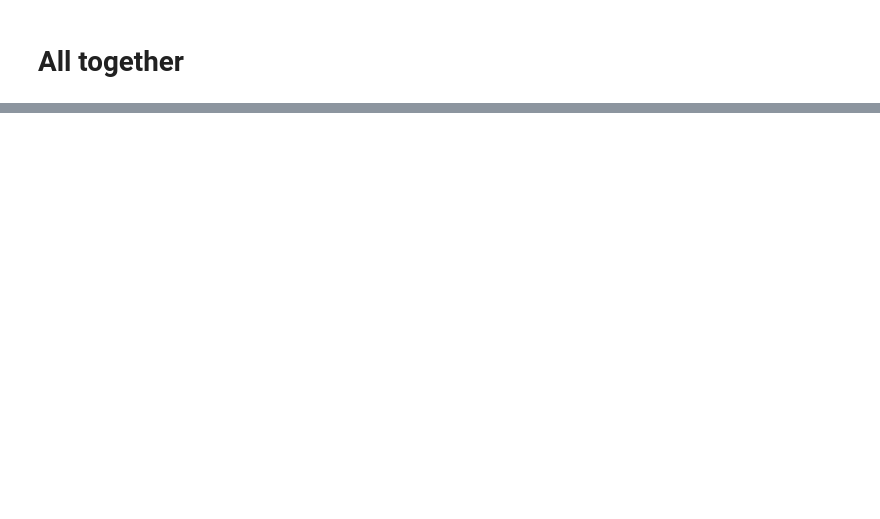
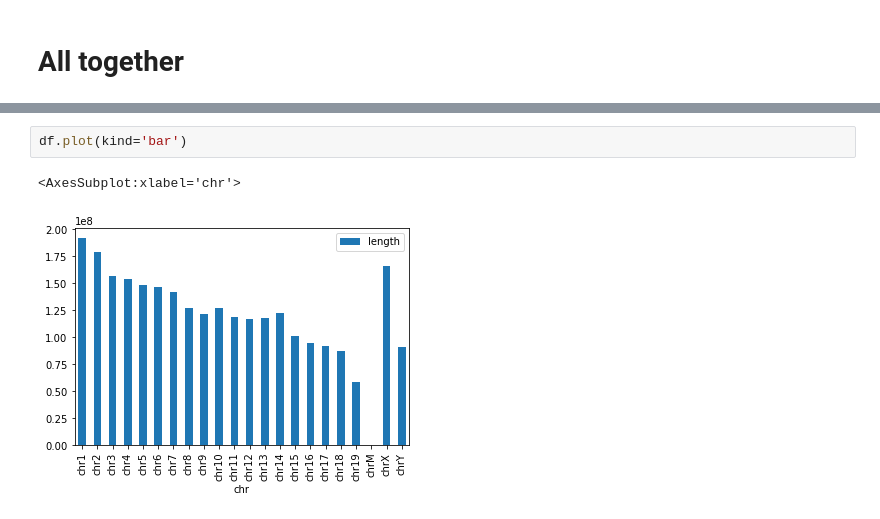
Before and after one commit to mervebduman/GRCm39, a Jupyter notebook: data_exploration.ipynb, the cells around one changed output, grey strips where cells are left out. Drawn from its saved outputs; the diff is of its cells as text; blank space fills up the shorter version.

```diff
--- a/data_exploration.ipynb
+++ b/data_exploration.ipynb
@@ -315,0 +463,5 @@ df
+# %%
+df.plot(kind='bar')
+# %% [output]
+<AxesSubplot:xlabel='chr'>
+[figure, added]
```
Also changed, not shown: parts of 14 cells of this notebook, 1 other file.
